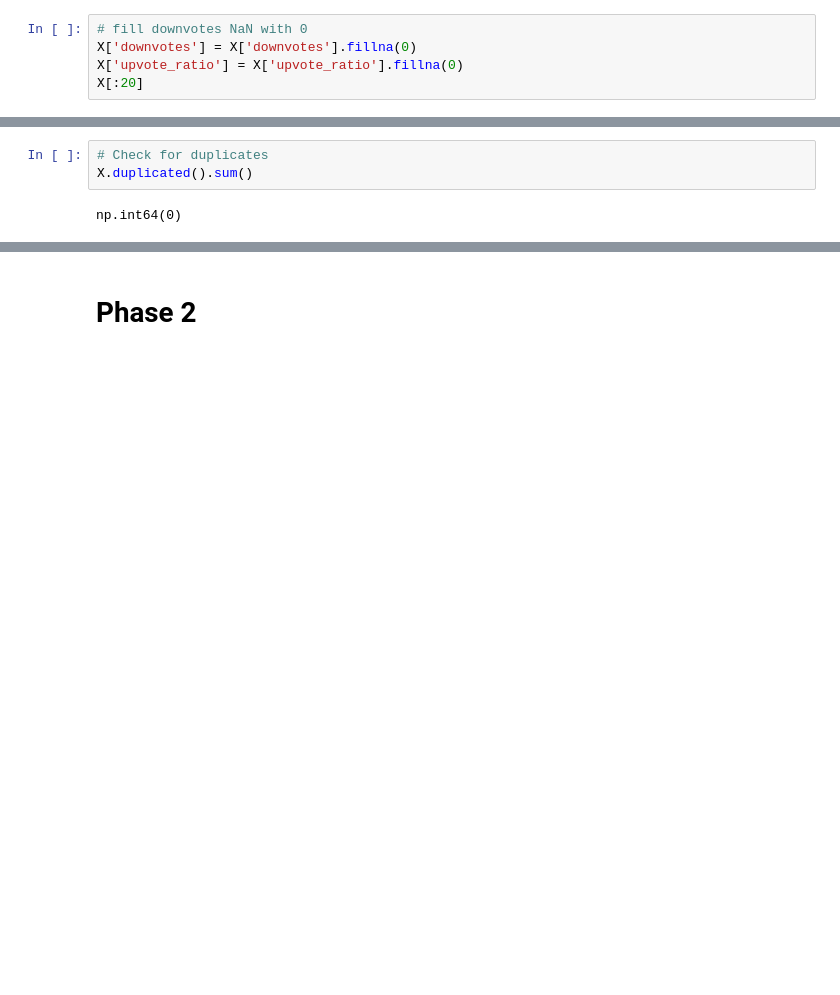
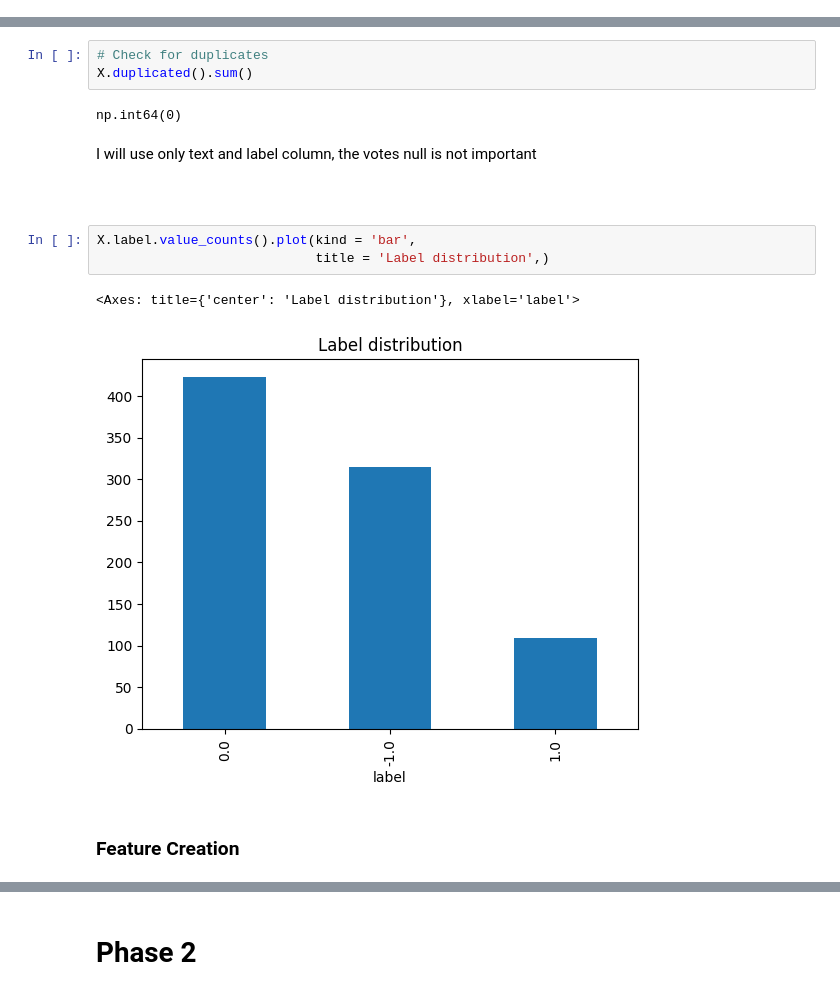
Before and after one commit to nyraa/DM2025-Lab1-Exercise, a Jupyter notebook: DM2025-Lab1-Homework.ipynb, the cells around one changed output, grey strips where cells are left out. Cells and saved outputs as stored; diff of their text form; blank space fills up the shorter version.

```diff
--- a/DM2025-Lab1-Homework.ipynb
+++ b/DM2025-Lab1-Homework.ipynb
@@ -87,8 +89,3 @@ sentiment         0
 entities          0
 label             0
 dtype: int64
-# %%
-# fill downvotes NaN with 0
-X['downvotes'] = X['downvotes'].fillna(0)
-X['upvote_ratio'] = X['upvote_ratio'].fillna(0)
-X[:20]
@@ -135,3 +134,15 @@ dtype: int64
 X.duplicated().sum()
 # %% [output]
 np.int64(0)
+# %% [markdown]
+I will use only text and label column, the votes null is not important
+# %% [markdown]
+###
+# %%
+X.label.value_counts().plot(kind = 'bar',
+                            title = 'Label distribution',)
+# %% [output]
+<Axes: title={'center': 'Label distribution'}, xlabel='label'>
+[figure, added]
+# %% [markdown]
+### Feature Creation
```
Also changed, not shown: parts of 9 cells of this notebook.
